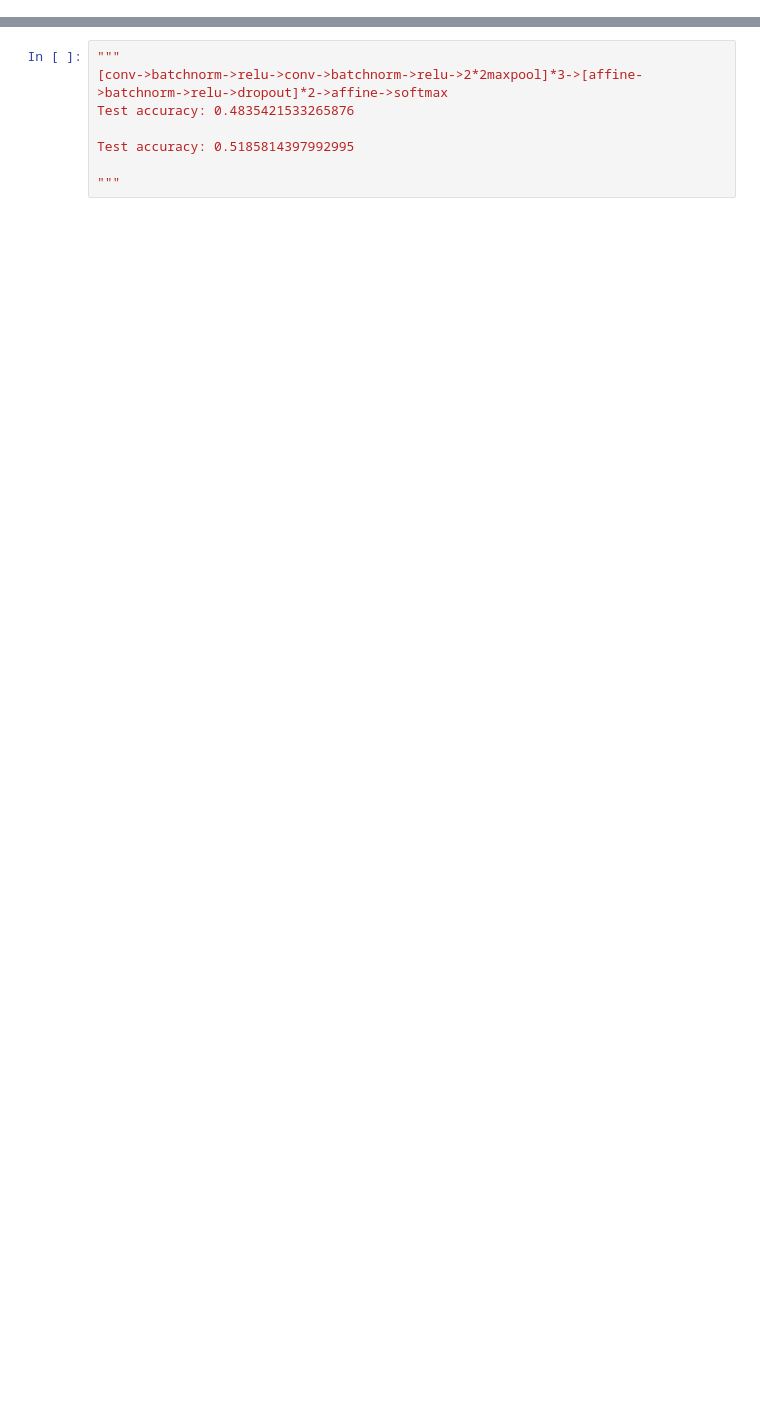
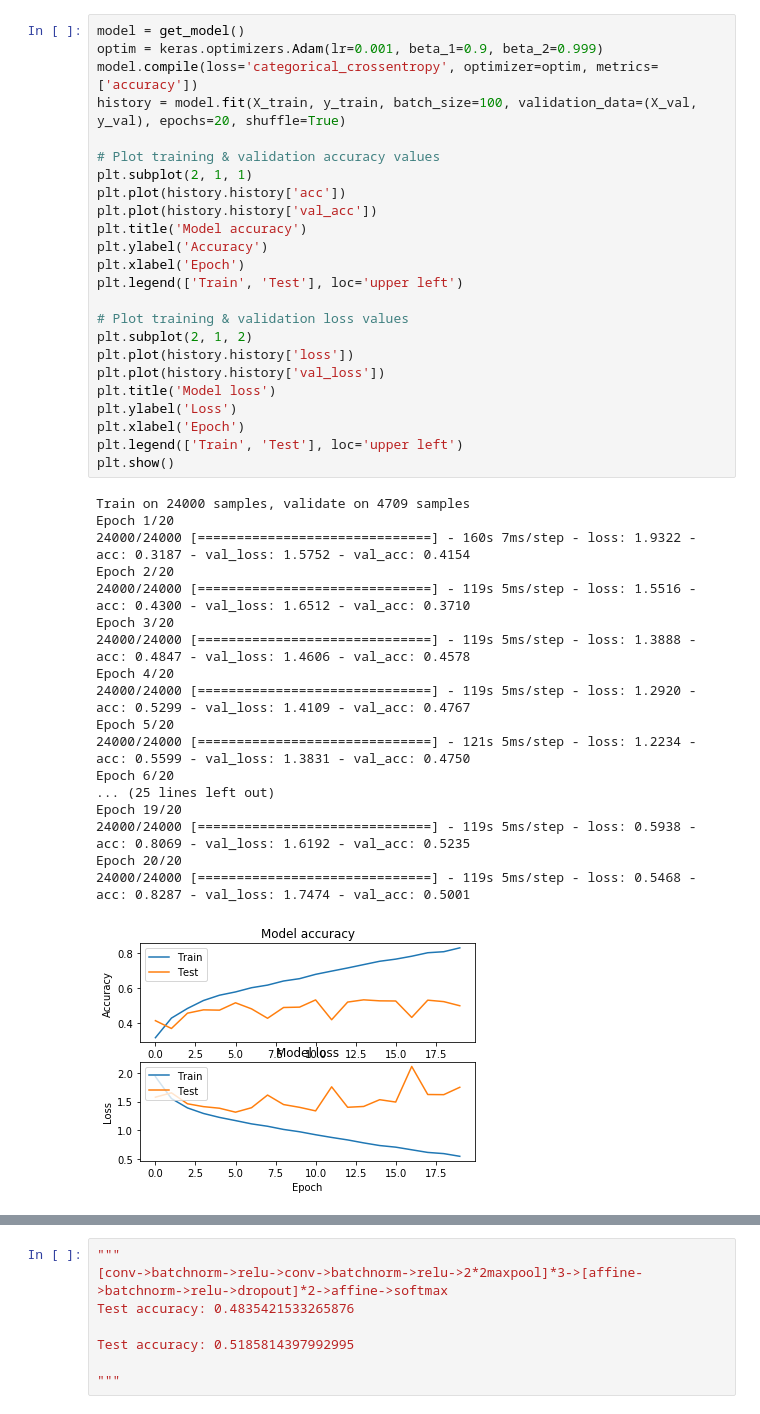
Before and after one commit to zxgx/MLRepo, a Jupyter notebook: hw3/hw3ByKeras.ipynb, the cells around one changed output, grey strips where cells are left out. Drawn from its saved outputs; the diff is of its cells as text; blank space fills up the shorter version.

```diff
--- a/hw3/hw3ByKeras.ipynb
+++ b/hw3/hw3ByKeras.ipynb
@@ -100,3 +112,46 @@ Epoch 21/25
+# %%
+model = get_model()
+optim = keras.optimizers.Adam(lr=0.001, beta_1=0.9, beta_2=0.999)
+model.compile(loss='categorical_crossentropy', optimizer=optim, metrics=['accuracy'])
+history = model.fit(X_train, y_train, batch_size=100, validation_data=(X_val, y_val), epochs=20, shuffle=True)
+
+# Plot training & validation accuracy values
+plt.subplot(2, 1, 1)
+plt.plot(history.history['acc'])
+plt.plot(history.history['val_acc'])
+plt.title('Model accuracy')
+plt.ylabel('Accuracy')
+plt.xlabel('Epoch')
+plt.legend(['Train', 'Test'], loc='upper left')
+
+# Plot training & validation loss values
+plt.subplot(2, 1, 2)
+plt.plot(history.history['loss'])
+plt.plot(history.history['val_loss'])
+plt.title('Model loss')
+plt.ylabel('Loss')
+plt.xlabel('Epoch')
+plt.legend(['Train', 'Test'], loc='upper left')
+plt.show()
+# %% [output]
+Train on 24000 samples, validate on 4709 samples
+Epoch 1/20
+24000/24000 [==============================] - 160s 7ms/step - loss: 1.9322 - acc: 0.3187 - val_loss: 1.5752 - val_acc: 0.4154
+Epoch 2/20
+24000/24000 [==============================] - 119s 5ms/step - loss: 1.5516 - acc: 0.4300 - val_loss: 1.6512 - val_acc: 0.3710
+Epoch 3/20
+24000/24000 [==============================] - 119s 5ms/step - loss: 1.3888 - acc: 0.4847 - val_loss: 1.4606 - val_acc: 0.4578
+Epoch 4/20
+24000/24000 [==============================] - 119s 5ms/step - loss: 1.2920 - acc: 0.5299 - val_loss: 1.4109 - val_acc: 0.4767
+Epoch 5/20
+24000/24000 [==============================] - 121s 5ms/step - loss: 1.2234 - acc: 0.5599 - val_loss: 1.3831 - val_acc: 0.4750
+Epoch 6/20
+... (25 lines left out)
+Epoch 19/20
+24000/24000 [==============================] - 119s 5ms/step - loss: 0.5938 - acc: 0.8069 - val_loss: 1.6192 - val_acc: 0.5235
+Epoch 20/20
+24000/24000 [==============================] - 119s 5ms/step - loss: 0.5468 - acc: 0.8287 - val_loss: 1.7474 - val_acc: 0.5001
+[figure, added]
 # %%
 import pandas as pd
 
```
Also changed, not shown: parts of 6 cells of this notebook.
